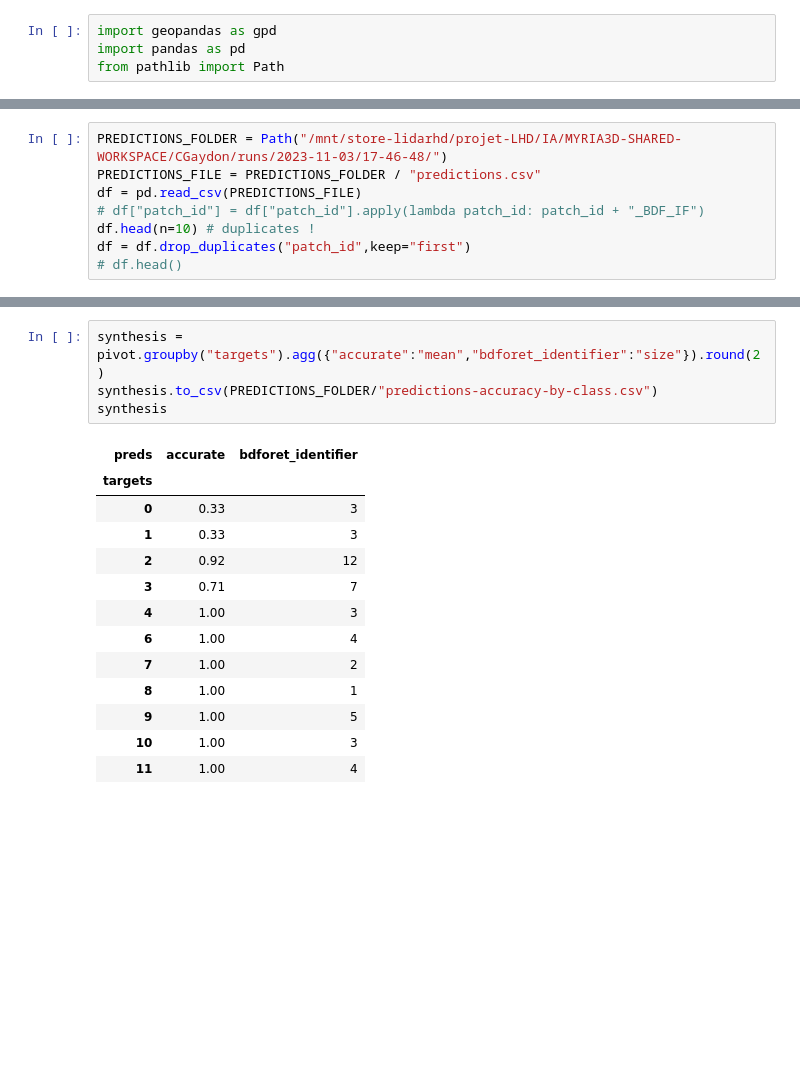
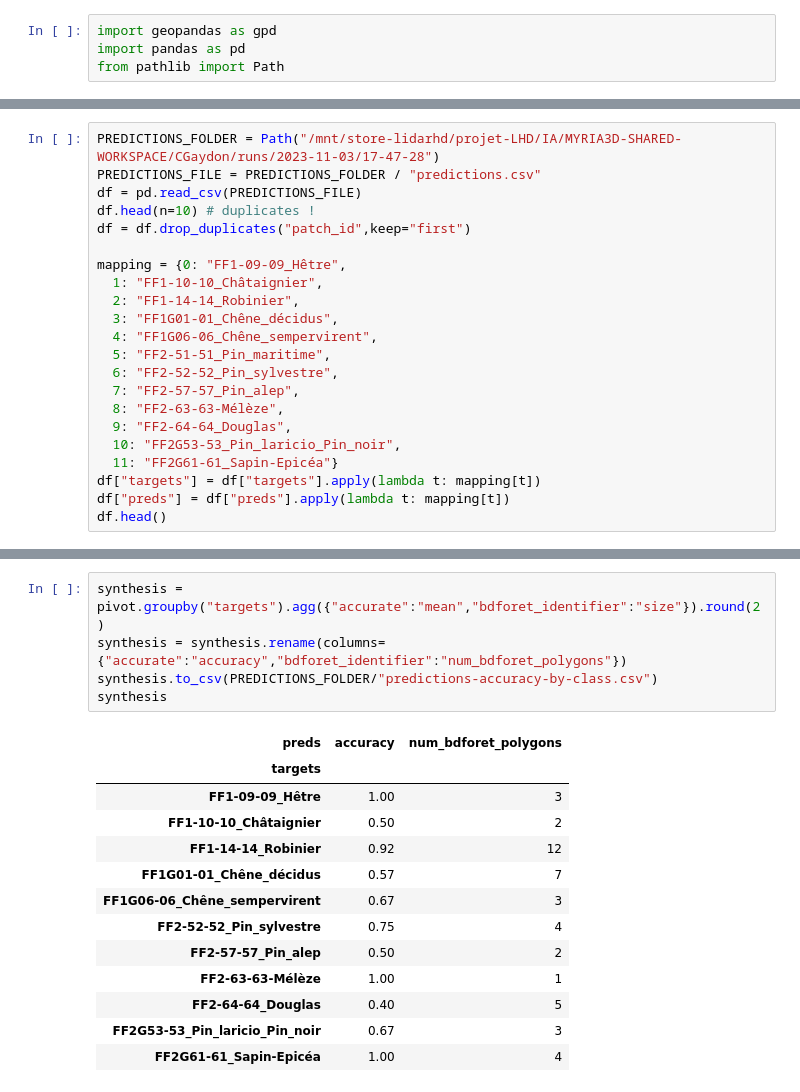
Before and after one commit to IGNF/myria3d, a Jupyter notebook: PureForestID-prediction-by-polygon.ipynb, the cells around one changed output, grey strips where cells are left out. Drawn from its saved outputs; the diff is of its cells as text; blank space fills up the shorter version.

```diff
--- a/PureForestID-prediction-by-polygon.ipynb
+++ b/PureForestID-prediction-by-polygon.ipynb
@@ -19,10 +19,24 @@ Index(['split', 'patch_num', 'bdforet_identifier', 'bdforet_cat_code',
 | 3 | val | 00035_00003 | FORESTIE0000000000100093 | FF1-14-14 | Forêt fermée de robinier pur | 14 |
 | 4 | val | 00035_00004 | FORESTIE0000000000100093 | FF1-14-14 | Forêt fermée de robinier pur | 14 |
 # %%
-PREDICTIONS_FOLDER = Path("/mnt/store-lidarhd/projet-LHD/IA/MYRIA3D-SHARED-WORKSPACE/CGaydon/runs/2023-11-03/17-46-48/")
+PREDICTIONS_FOLDER = Path("/mnt/store-lidarhd/projet-LHD/IA/MYRIA3D-SHARED-WORKSPACE/CGaydon/runs/2023-11-03/17-47-28")
 PREDICTIONS_FILE = PREDICTIONS_FOLDER / "predictions.csv"
 df = pd.read_csv(PREDICTIONS_FILE)
-# df["patch_id"] = df["patch_id"].apply(lambda patch_id: patch_id + "_BDF_IF")
 df.head(n=10) # duplicates !
 df = df.drop_duplicates("patch_id",keep="first")
-# df.head()
+
+mapping = {0: "FF1-09-09_Hêtre",
+  1: "FF1-10-10_Châtaignier",
+  2: "FF1-14-14_Robinier",
+  3: "FF1G01-01_Chêne_décidus",
+  4: "FF1G06-06_Chêne_sempervirent",
+  5: "FF2-51-51_Pin_maritime",
+  6: "FF2-52-52_Pin_sylvestre",
+  7: "FF2-57-57_Pin_alep",
+  8: "FF2-63-63-Mélèze",
+  9: "FF2-64-64_Douglas",
+  10: "FF2G53-53_Pin_laricio_Pin_noir",
+  11: "FF2G61-61_Sapin-Epicéa"}
+df["targets"] = df["targets"].apply(lambda t: mapping[t])
+df["preds"] = df["preds"].apply(lambda t: mapping[t])
+df.head()
@@ -63,18 +84,19 @@ pivot
 # %%
 synthesis = pivot.groupby("targets").agg({"accurate":"mean","bdforet_identifier":"size"}).round(2)
+synthesis = synthesis.rename(columns={"accurate":"accuracy","bdforet_identifier":"num_bdforet_polygons"})
 synthesis.to_csv(PREDICTIONS_FOLDER/"predictions-accuracy-by-class.csv")
 synthesis
 # %% [output]
-| preds | accurate | bdforet_identifier |
+| preds | accuracy | num_bdforet_polygons |
 | targets |  |  |
-| 0 | 0.33 | 3 |
-| 1 | 0.33 | 3 |
-| 2 | 0.92 | 12 |
-| 3 | 0.71 | 7 |
-| 4 | 1.00 | 3 |
-| 6 | 1.00 | 4 |
-| 7 | 1.00 | 2 |
-| 8 | 1.00 | 1 |
-| 9 | 1.00 | 5 |
-| 10 | 1.00 | 3 |
-| 11 | 1.00 | 4 |
+| FF1-09-09_Hêtre | 1.00 | 3 |
+| FF1-10-10_Châtaignier | 0.50 | 2 |
+| FF1-14-14_Robinier | 0.92 | 12 |
+| FF1G01-01_Chêne_décidus | 0.57 | 7 |
+| FF1G06-06_Chêne_sempervirent | 0.67 | 3 |
+| FF2-52-52_Pin_sylvestre | 0.75 | 4 |
+| FF2-57-57_Pin_alep | 0.50 | 2 |
+| FF2-63-63-Mélèze | 1.00 | 1 |
+| FF2-64-64_Douglas | 0.40 | 5 |
+| FF2G53-53_Pin_laricio_Pin_noir | 0.67 | 3 |
+| FF2G61-61_Sapin-Epicéa | 1.00 | 4 |
```
Also changed, not shown: parts of 4 cells of this notebook.
